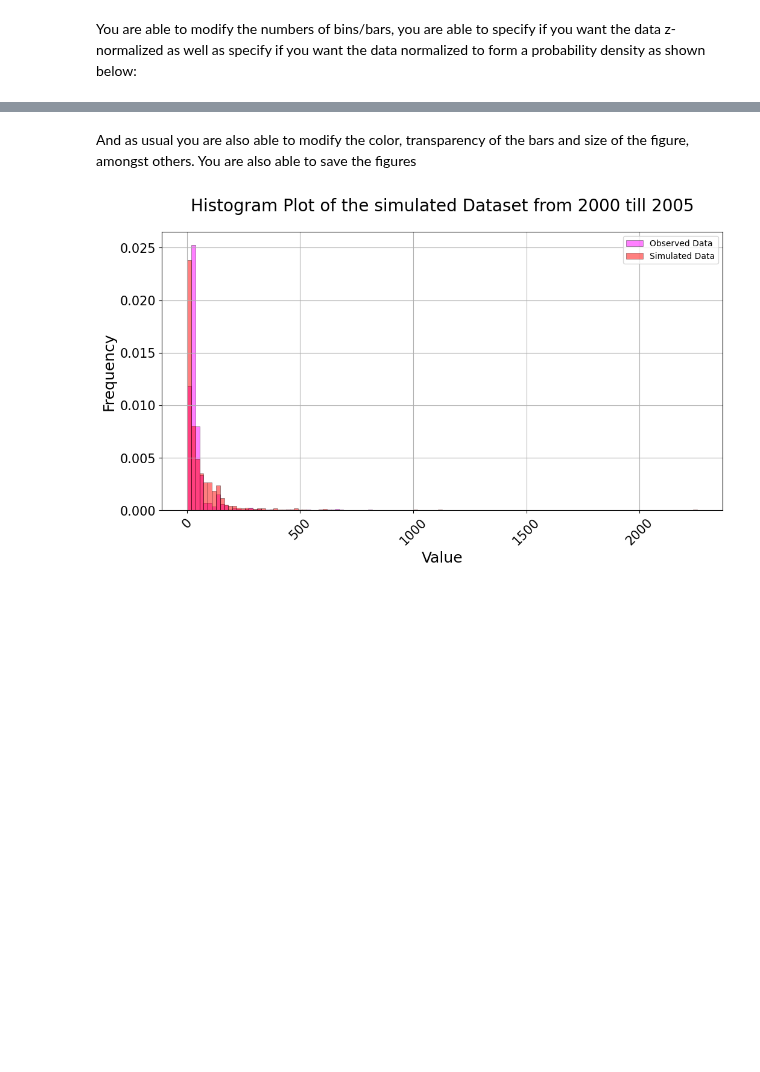
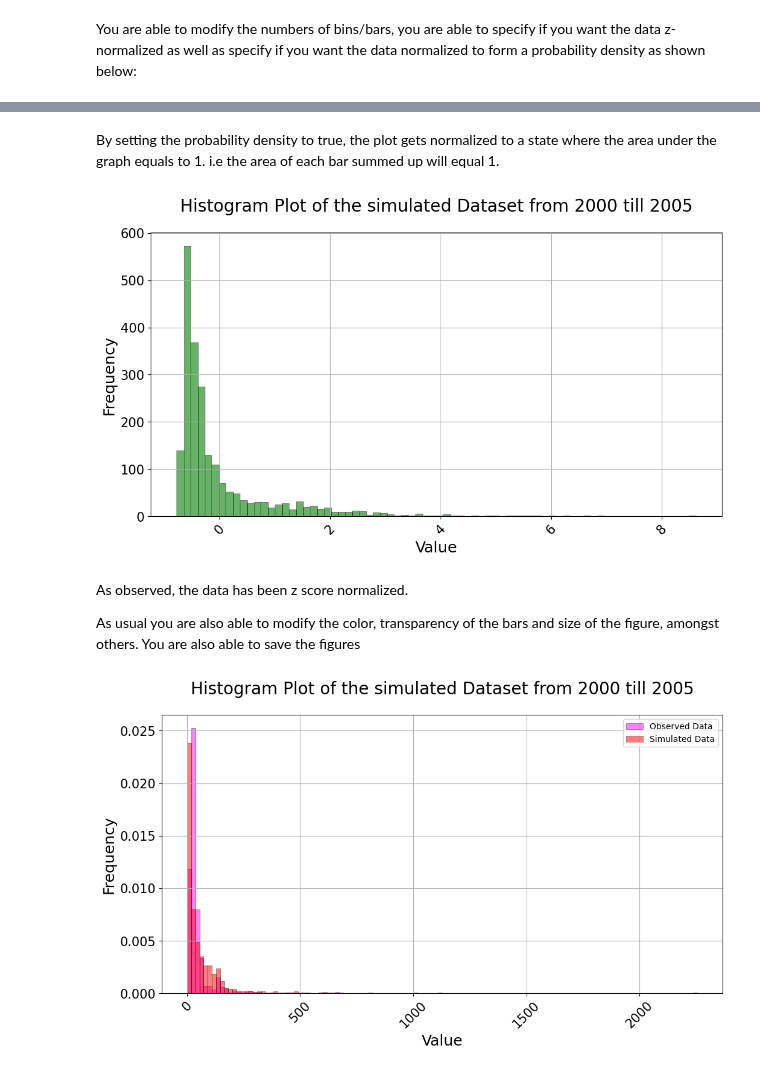
Before and after one commit to UchechukwuUdenze/NHS_PostProcessing, a Jupyter notebook: docs/source/notebooks/tutorial-visualizations.ipynb, the cells around one changed output, grey strips where cells are left out. Saved outputs shown, nothing was run; the diff lists cells and outputs as text; code cells hidden in the pictures; blank space fills up the shorter version.

```diff
--- a/docs/source/notebooks/tutorial-visualizations.ipynb
+++ b/docs/source/notebooks/tutorial-visualizations.ipynb
@@ -301,5 +301,19 @@ visuals.histogram(
+# %% [markdown]
+By setting the probability density to true, the plot gets normalized to a state where the area under the graph equals to 1. i.e the area of each bar summed up will equal 1.
+# %%
+visuals.histogram(
+    df =DATAFRAMES["DF_SIMULATED"]['2000-01-01':'2005-12-31'].iloc[:, [8]],
+    grid = True,
+    title = "Histogram Plot of the simulated Dataset from 2000 till 2005",
+    z_norm = True, bins = 75,
+    colors = ['', 'g']
+)
+# %% [output]
+[figure, added]
 # %% [markdown]
-And as usual you are also able to modify the color, transparency of the bars and size of the figure, amongst others. You are also able to save the figures
+As observed, the data has been z score normalized.
+
+As usual you are also able to modify the color, transparency of the bars and size of the figure, amongst others. You are also able to save the figures
 # %%
 visuals.histogram(
     merged_df =DATAFRAMES["DF"]['2000-01-01':'2005-12-31'].iloc[:, [8, 9, 10, 11]],
```
Also changed, not shown: parts of 2 cells of this notebook, 1 other file.
